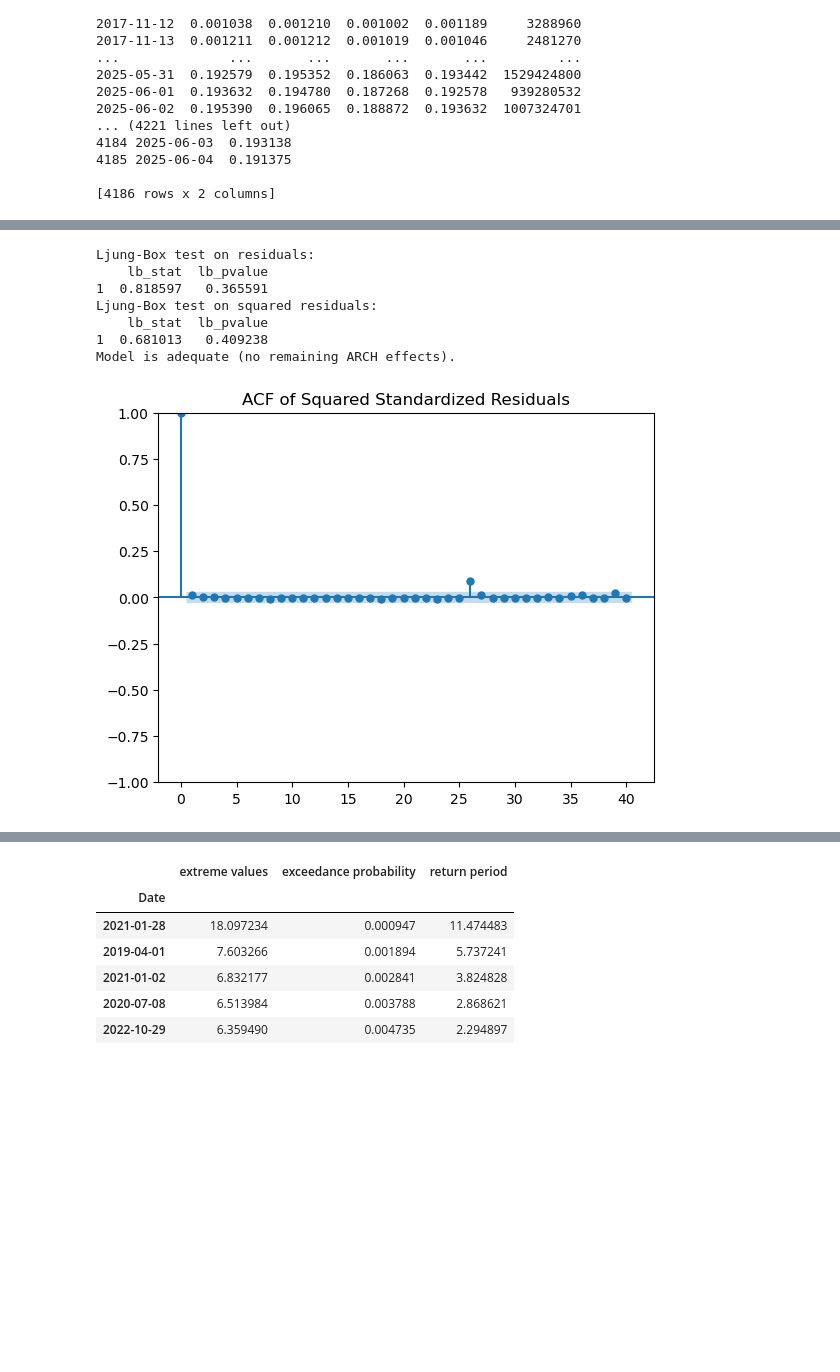
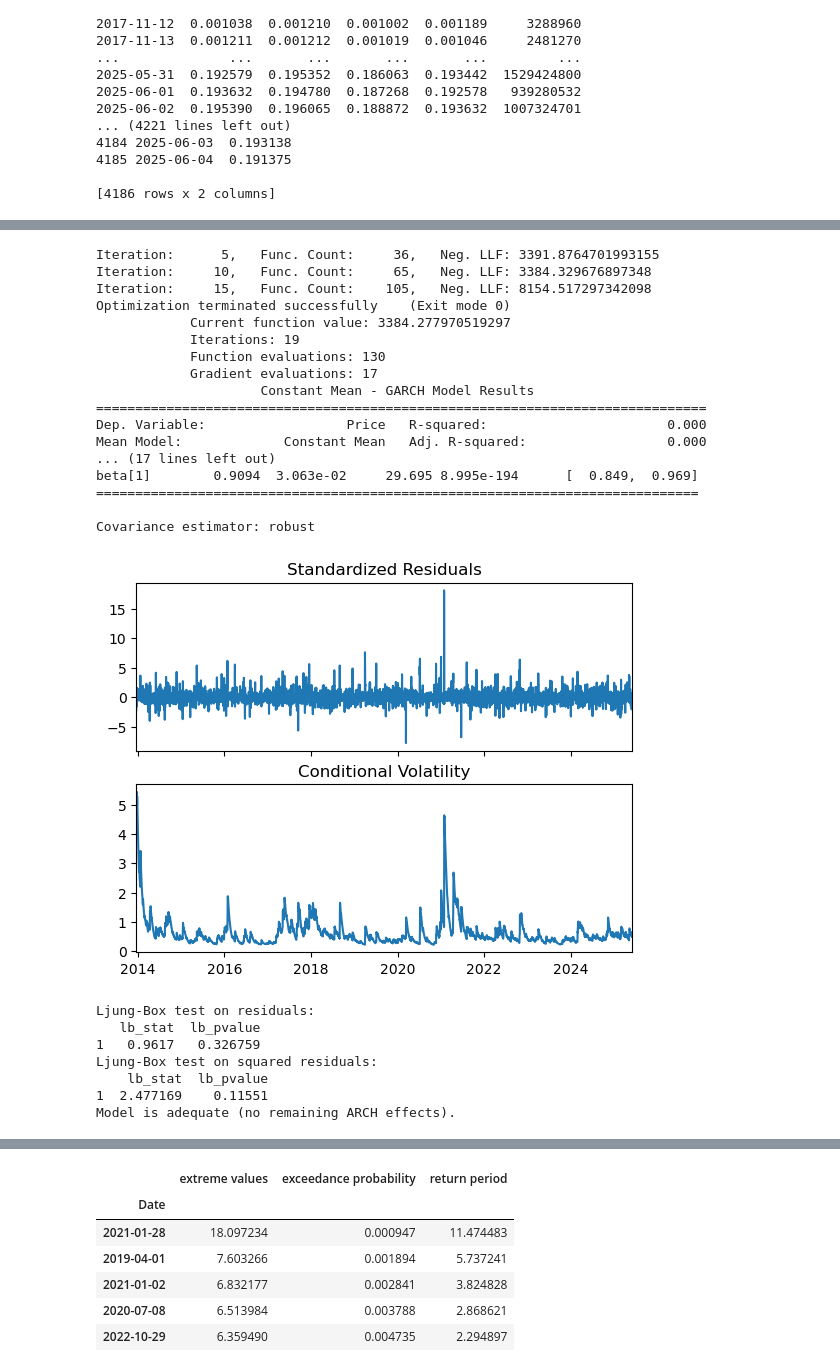
Before and after one commit to Scott-Yap/M2R_EVT, a Jupyter notebook: garch_model/GARCH_DOGE.ipynb, the cells around one changed output, grey strips where cells are left out. Drawn from its saved outputs; the diff is of its cells as text; code cells hidden in the pictures; blank space fills up the shorter version.

```diff
--- a/garch_model/GARCH_DOGE.ipynb
+++ b/garch_model/GARCH_DOGE.ipynb
@@ -106,17 +75,16 @@ plt.show()
 # %%
 # functions
 
-doge_data = pd.read_csv("doge_daily_data.csv")
+doge_data = pd.read_csv("../data/doge_daily_data.csv")
 doge_data.set_index("Date", inplace=True)
 doge_data.plot(label="Doge Price")
 plt.legend()
 
-# doge_dataaa = yf.download("WMT", start="2008-01-01", end="2013-01-01")['Close'] #S&P 500
-log_doge_returns = -np.log(doge_data / doge_data.shift(1)).dropna()
+log_doge_returns = np.log(doge_data / doge_data.shift(1)).dropna()
 log_doge_returns = log_doge_returns['Price']
 log_doge_returns.index = pd.to_datetime(log_doge_returns.index)
 plt.figure()
-log_doge_returns.plot(label="Negative log returns")
+log_doge_returns.plot(label="log returns")
 plt.legend()
 
 
@@ -132,6 +100,11 @@ def pickands_estimator(data, k):
 def threshold_picking(data0):
     data = -data0[data0 < 0]
     pyx.plot_mean_residual_life(data)
+
+    # Mean residual life plot plots average excess value over given threshold for a series of thresholds.
+    # The idea is that the mean residual life plot should be approximately linear above a threshold for
+    # which the Generalized Pareto Distribution model is valid.
+
     datas = np.sort(data)[::-1]
     k_values = range(4, len(datas)//2)
 
@@ -146,6 +119,14 @@ def threshold_picking(data0):
     plt.plot(k_values, pickands_estimates, 'r-', label="Pickands' ξ")
     plt.xlabel("k_values")
     plt.ylabel("pickands' estimates")
+
+    # Parameter stability plot shows how shape and modified scale parameters of the Generalized
+    # Pareto Distribution change over a range of threshold values. The idea is that these parameters
+    # should be stable (vary by small amount) within a range of valid thresholds.
+
+    pyx.plot_parameter_stability(log_doge_returns)
+    plt.title("Parameter stability plot")
+    plt.show()
     return datas
 
 def modeling(data0, u):
@@ -169,8 +150,8 @@ def prediction(params, data, u, level):
     p = level
     n_total = len(data)
     n_exceed = len([i for i in data if i > u])
-    F_u = n_exceed / n_total
-    print(F_u)
+    F_u = n_exceed / n_total # probability of exceeding the threshold u
+    print("Violation ratio: ", F_u)
     p_u = F_u / p
     VaR = u + (sig / xi) * (p_u ** xi - 1)
     ES = ES = (VaR + (sig - xi * u)/xi) / (1 - xi)
@@ -253,32 +207,54 @@ Covariance estimator: robust
 # %%
-# Standardized residuals
+# Two-step process: Fit GARCH(1,1) model, use EVT
+doge_model = arch_model(10 * log_doge_returns, vol='Garch', p=1, q=1, mean="Constant")
+results = doge_model.fit(update_freq = 5)
+print(results.summary())
+results.plot()
+plt.show()
 standardized_resid = results.resid / results.conditional_volatility
 
 # Ljung-Box test (lag 10 as example)
 ljung_box = acorr_ljungbox(standardized_resid, lags=1, return_df=True)
 print("Ljung-Box test on residuals:")
 print(ljung_box)
 
 squared_resid = standardized_resid**2
 lb_test_squared = acorr_ljungbox(squared_resid, lags=1, return_df=True)
 print("Ljung-Box test on squared residuals:")
 print(lb_test_squared)
 
 if lb_test_squared["lb_pvalue"].iloc[0] > 0.05:
     print("Model is adequate (no remaining ARCH effects).")
 else:
     print("Model is inadequate (try EGARCH or higher-order GARCH).")
 
 # Step 3: Plot ACF
 sm.graphics.tsa.plot_acf(squared_resid, lags=40)
 plt.title('ACF of Squared Standardized Residuals')
 plt.show()
 # %% [output]
-Ljung-Box test on residuals:
-    lb_stat  lb_pvalue
-1  0.818597   0.365591
-Ljung-Box test on squared residuals:
-    lb_stat  lb_pvalue
-1  0.681013   0.409238
-Model is adequate (no remaining ARCH effects).
+Iteration:      5,   Func. Count:     36,   Neg. LLF: 3391.8764701993155
+Iteration:     10,   Func. Count:     65,   Neg. LLF: 3384.329676897348
+Iteration:     15,   Func. Count:    105,   Neg. LLF: 8154.517297342098
+Optimization terminated successfully    (Exit mode 0)
+            Current function value: 3384.277970519297
+            Iterations: 19
+            Function evaluations: 130
+            Gradient evaluations: 17
+                     Constant Mean - GARCH Model Results
+==============================================================================
+Dep. Variable:                  Price   R-squared:                       0.000
+Mean Model:             Constant Mean   Adj. R-squared:                  0.000
+... (17 lines left out)
+beta[1]        0.9094  3.063e-02     29.695 8.995e-194      [  0.849,  0.969]
+=============================================================================
+
+Covariance estimator: robust
-[figure, old version]
+[figure, new version]
+Ljung-Box test on residuals:
+   lb_stat  lb_pvalue
+1   0.9617   0.326759
+Ljung-Box test on squared residuals:
+    lb_stat  lb_pvalue
+1  2.477169    0.11551
+Model is adequate (no remaining ARCH effects).
```
Also changed, not shown: parts of 13 cells of this notebook.
